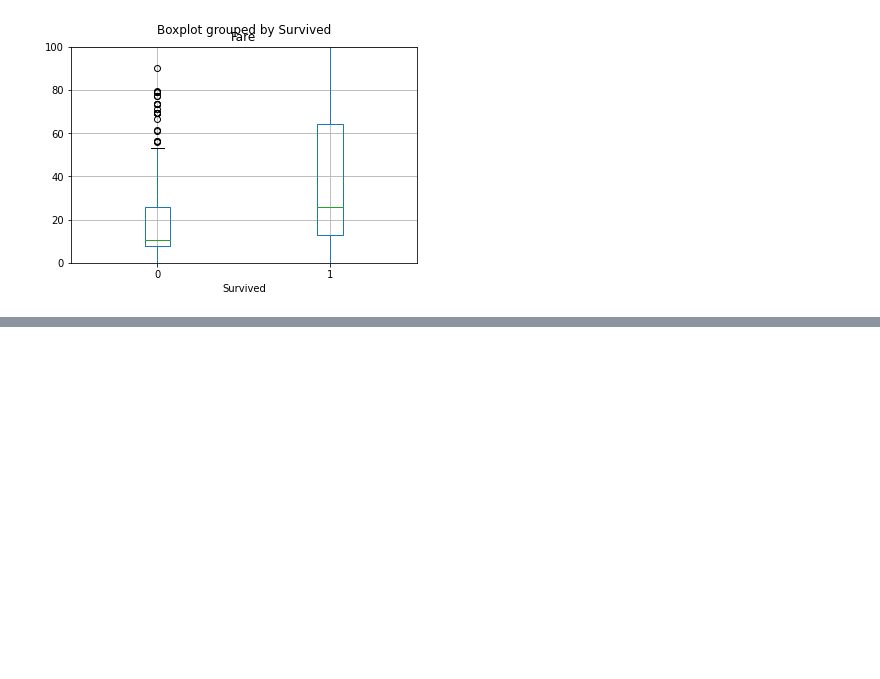
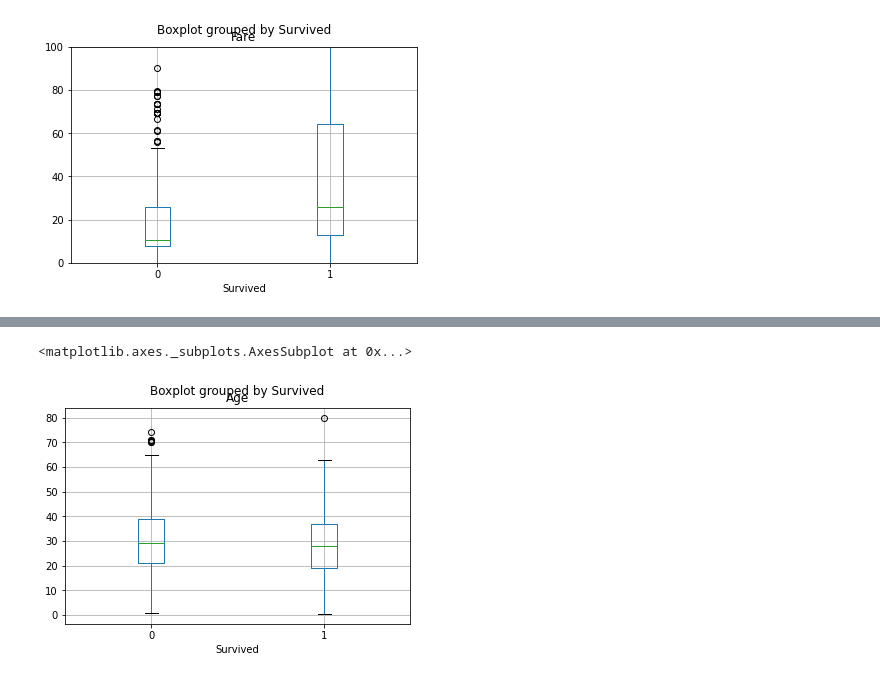
Before and after one commit to damianlukawski/Data-analysis-101, a Jupyter notebook: Analysing_titanic_dataset.ipynb, the cells around one changed output, grey strips where cells are left out. Saved outputs shown, nothing was run; the diff lists cells and outputs as text; code cells hidden in the pictures; blank space fills up the shorter version.

```diff
--- a/Analysing_titanic_dataset.ipynb
+++ b/Analysing_titanic_dataset.ipynb
@@ -108,0 +147,5 @@ import matplotlib.pyplot as plt
+# %%
+dftrain.boxplot(column='Age', by='Survived')
+# %% [output]
+<matplotlib.axes._subplots.AxesSubplot at 0x...>
+[figure, added]
```
Also changed, not shown: parts of 34 cells of this notebook.
